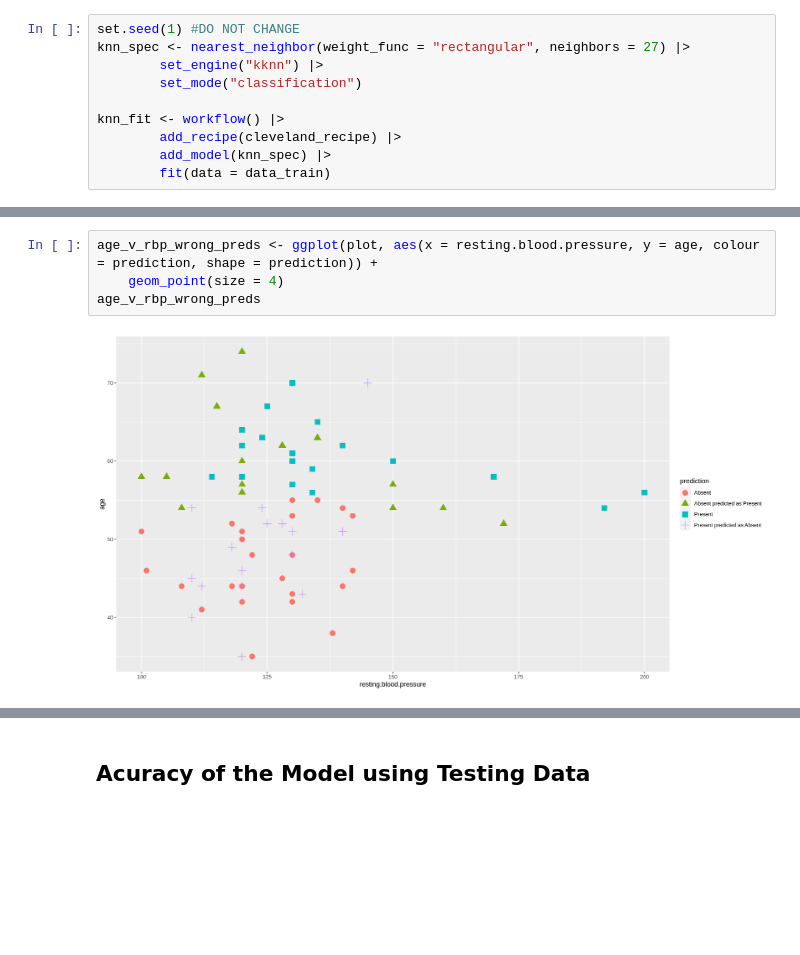
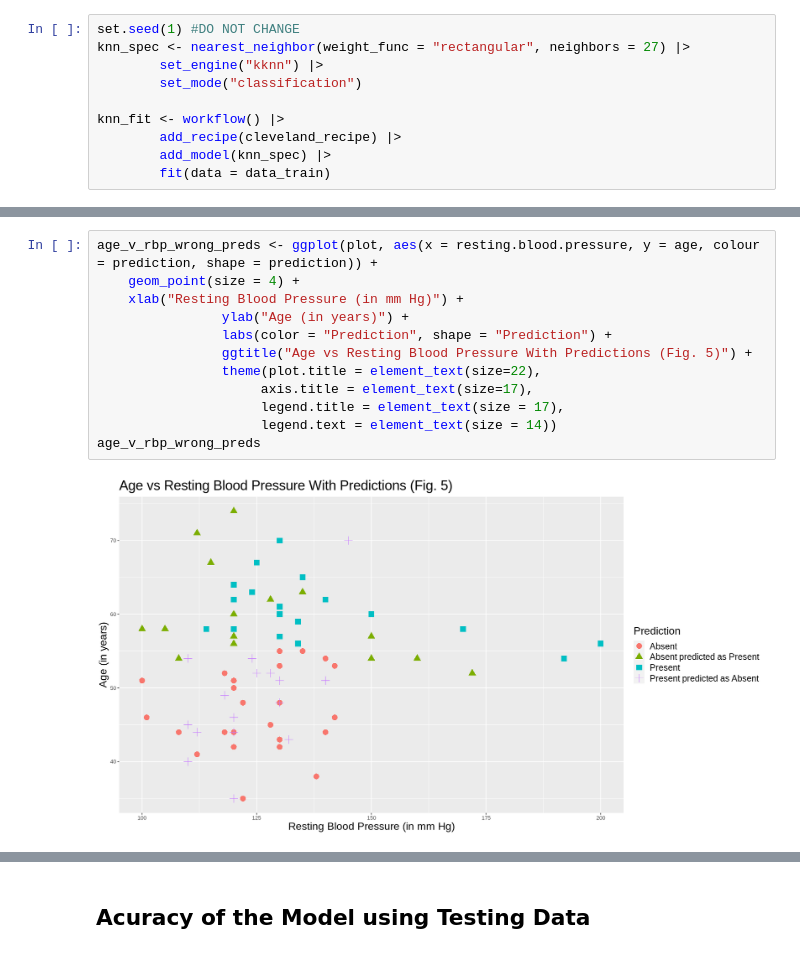
Before and after one commit to VivaanWadhwa/Heart_Disease_Prediction, a Jupyter notebook: Project_Report.ipynb, the cells around one changed output, grey strips where cells are left out. Saved outputs shown, nothing was run; the diff lists cells and outputs as text; blank space fills up the shorter version.

Commit message:
added graph labels + updated discussion

```diff
--- a/Project_Report.ipynb
+++ b/Project_Report.ipynb
@@ -274,9 +274,17 @@ A tibble: 6 × 6
 | Absent | 54 | 140 | 239 | Absent | Absent |
 # %%
 age_v_rbp_wrong_preds <- ggplot(plot, aes(x = resting.blood.pressure, y = age, colour = prediction, shape = prediction)) +
-    geom_point(size = 4)
+    geom_point(size = 4) +
+    xlab("Resting Blood Pressure (in mm Hg)") +
+                ylab("Age (in years)") +
+                labs(color = "Prediction", shape = "Prediction") +
+                ggtitle("Age vs Resting Blood Pressure With Predictions (Fig. 5)") +
+                theme(plot.title = element_text(size=22),
+                     axis.title = element_text(size=17),
+                     legend.title = element_text(size = 17),
+                     legend.text = element_text(size = 14))
 age_v_rbp_wrong_preds
 # %% [output]
-[figure, old version]
+[figure, new version]
 # %%
 age_v_chol_wrong_preds <- ggplot(plot, aes(x = cholesterol, y = age, colour = prediction, shape = prediction)) +
```
Also changed, not shown: parts of 6 cells of this notebook.
